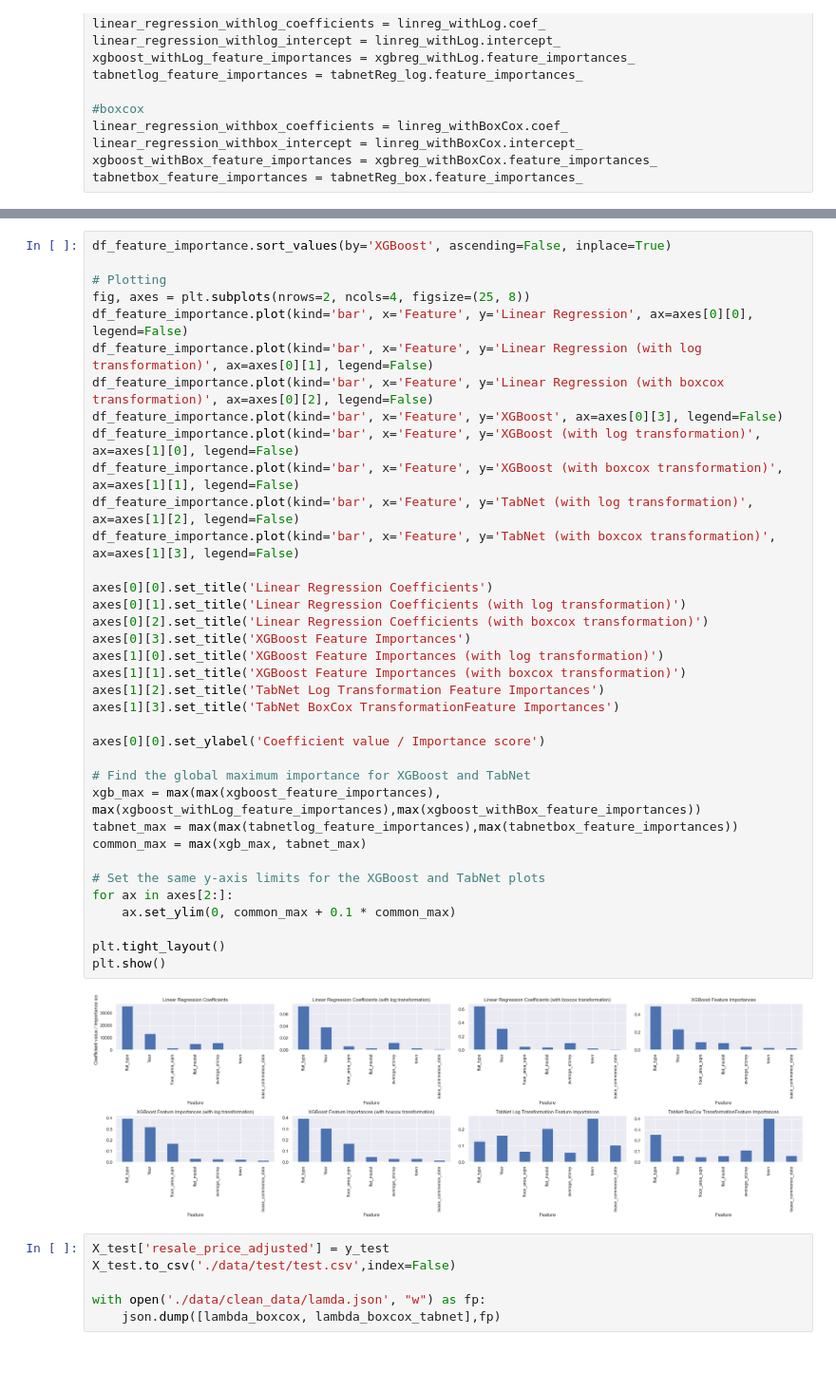
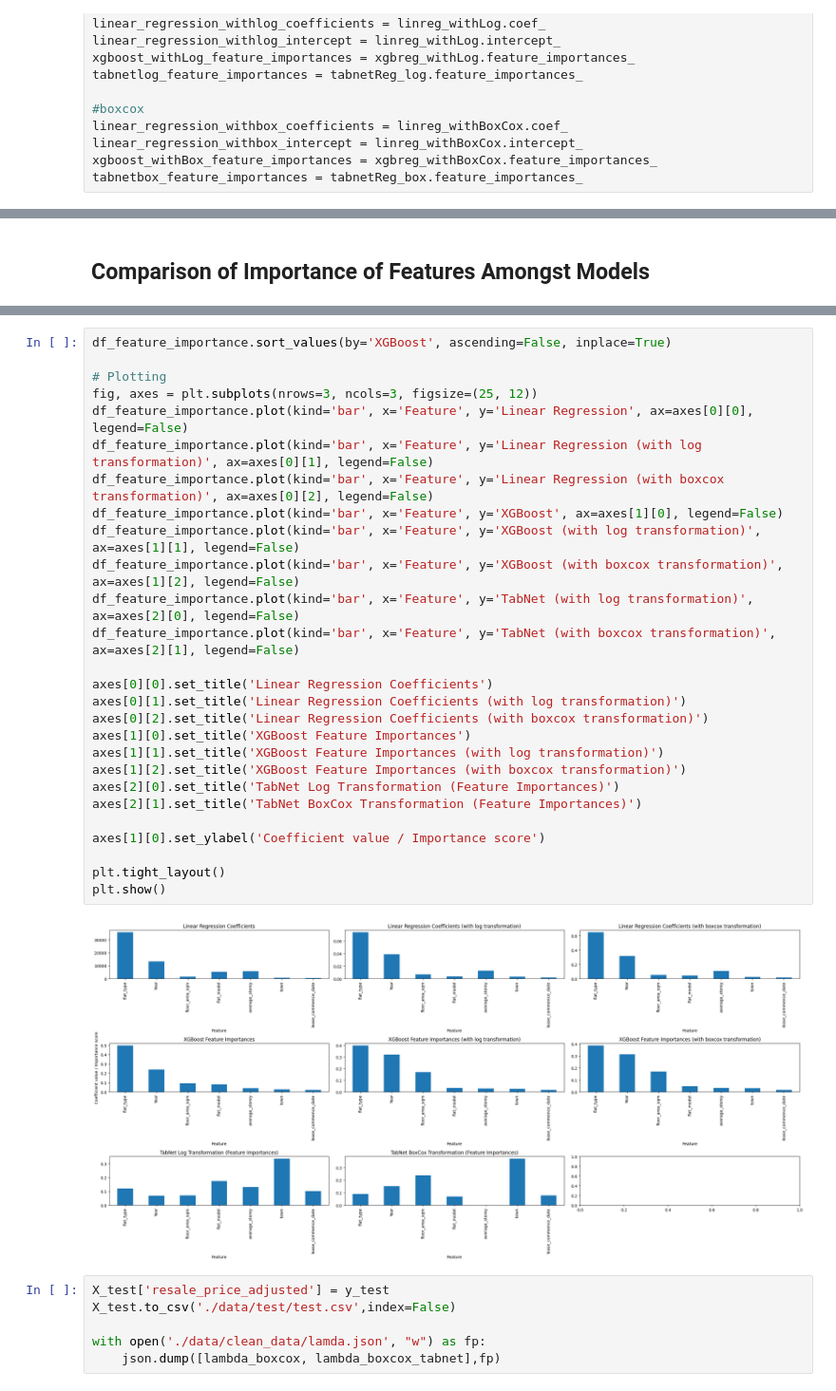
Before and after one commit to KuroInit/HDB-Resale-Price-Predict, a Jupyter notebook: Model_training.ipynb, the cells around one changed output, grey strips where cells are left out. Shown: that part at 95% size. Drawn from its saved outputs; the diff is of its cells as text; blank space fills up the shorter version.

```diff
--- a/Model_training.ipynb
+++ b/Model_training.ipynb
@@ -294,3 +300,5 @@ features
+# %% [markdown]
+## Comparison of Importance of Features Amongst Models
 # %%
 # Create a DataFrame to hold the feature importances
 df_feature_importance = pd.DataFrame({
@@ -318,41 +326,32 @@ df_feature_importance
 # %%
 df_feature_importance.sort_values(by='XGBoost', ascending=False, inplace=True)
 
 # Plotting
-fig, axes = plt.subplots(nrows=2, ncols=4, figsize=(25, 8))
+fig, axes = plt.subplots(nrows=3, ncols=3, figsize=(25, 12))
 df_feature_importance.plot(kind='bar', x='Feature', y='Linear Regression', ax=axes[0][0], legend=False)
 df_feature_importance.plot(kind='bar', x='Feature', y='Linear Regression (with log transformation)', ax=axes[0][1], legend=False)
 df_feature_importance.plot(kind='bar', x='Feature', y='Linear Regression (with boxcox transformation)', ax=axes[0][2], legend=False)
-df_feature_importance.plot(kind='bar', x='Feature', y='XGBoost', ax=axes[0][3], legend=False)
-df_feature_importance.plot(kind='bar', x='Feature', y='XGBoost (with log transformation)', ax=axes[1][0], legend=False)
-df_feature_importance.plot(kind='bar', x='Feature', y='XGBoost (with boxcox transformation)', ax=axes[1][1], legend=False)
-df_feature_importance.plot(kind='bar', x='Feature', y='TabNet (with log transformation)', ax=axes[1][2], legend=False)
-df_feature_importance.plot(kind='bar', x='Feature', y='TabNet (with boxcox transformation)', ax=axes[1][3], legend=False)
+df_feature_importance.plot(kind='bar', x='Feature', y='XGBoost', ax=axes[1][0], legend=False)
+df_feature_importance.plot(kind='bar', x='Feature', y='XGBoost (with log transformation)', ax=axes[1][1], legend=False)
+df_feature_importance.plot(kind='bar', x='Feature', y='XGBoost (with boxcox transformation)', ax=axes[1][2], legend=False)
+df_feature_importance.plot(kind='bar', x='Feature', y='TabNet (with log transformation)', ax=axes[2][0], legend=False)
+df_feature_importance.plot(kind='bar', x='Feature', y='TabNet (with boxcox transformation)', ax=axes[2][1], legend=False)
 
 axes[0][0].set_title('Linear Regression Coefficients')
 axes[0][1].set_title('Linear Regression Coefficients (with log transformation)')
 axes[0][2].set_title('Linear Regression Coefficients (with boxcox transformation)')
-axes[0][3].set_title('XGBoost Feature Importances')
-axes[1][0].set_title('XGBoost Feature Importances (with log transformation)')
-axes[1][1].set_title('XGBoost Feature Importances (with boxcox transformation)')
-axes[1][2].set_title('TabNet Log Transformation Feature Importances')
-axes[1][3].set_title('TabNet BoxCox TransformationFeature Importances')
+axes[1][0].set_title('XGBoost Feature Importances')
+axes[1][1].set_title('XGBoost Feature Importances (with log transformation)')
+axes[1][2].set_title('XGBoost Feature Importances (with boxcox transformation)')
+axes[2][0].set_title('TabNet Log Transformation (Feature Importances)')
+axes[2][1].set_title('TabNet BoxCox Transformation (Feature Importances)')
 
-axes[0][0].set_ylabel('Coefficient value / Importance score')
-
-# Find the global maximum importance for XGBoost and TabNet
-xgb_max = max(max(xgboost_feature_importances), max(xgboost_withLog_feature_importances),max(xgboost_withBox_feature_importances))
-tabnet_max = max(max(tabnetlog_feature_importances),max(tabnetbox_feature_importances))
-common_max = max(xgb_max, tabnet_max)
-
-# Set the same y-axis limits for the XGBoost and TabNet plots
-for ax in axes[2:]:
-    ax.set_ylim(0, common_max + 0.1 * common_max)
+axes[1][0].set_ylabel('Coefficient value / Importance score')
 
 plt.tight_layout()
 plt.show()
 # %% [output]
-[figure, old version]
+[figure, new version]
 # %%
 X_test['resale_price_adjusted'] = y_test
 X_test.to_csv('./data/test/test.csv',index=False)
```
Also changed, not shown: parts of 21 cells of this notebook.
